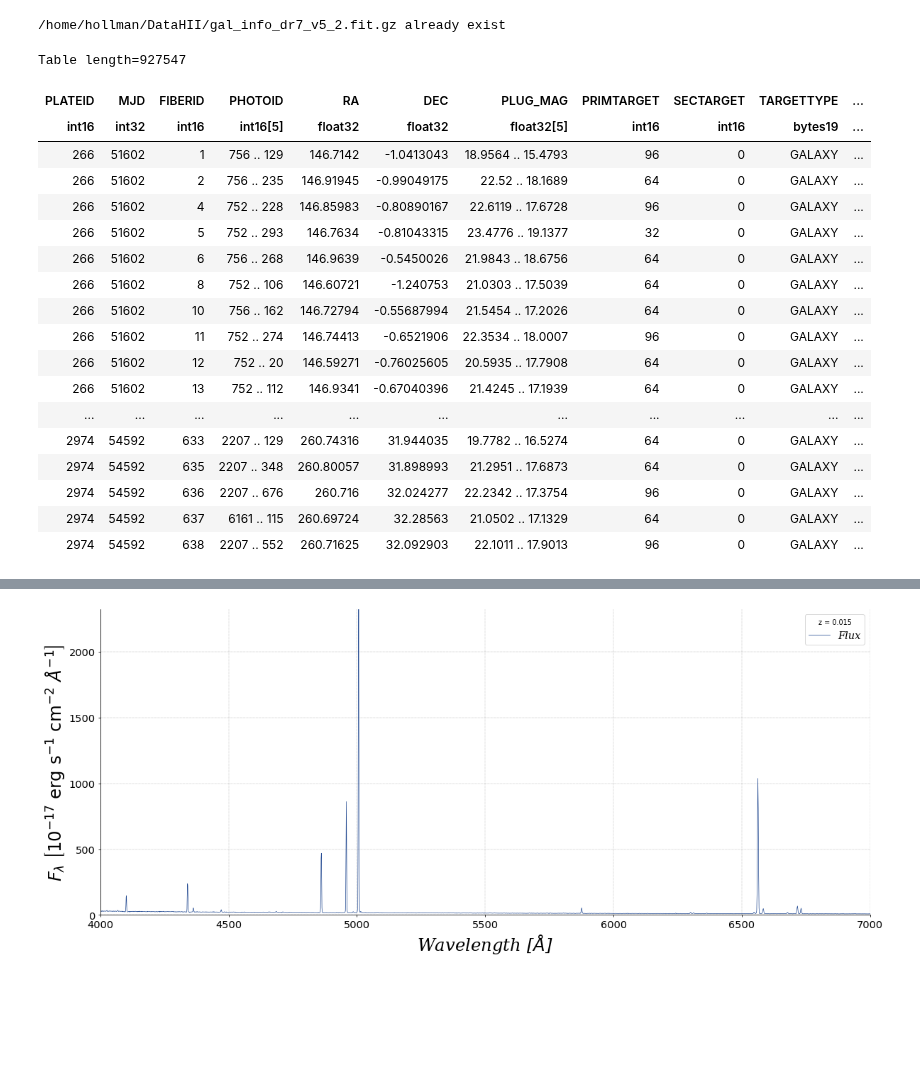
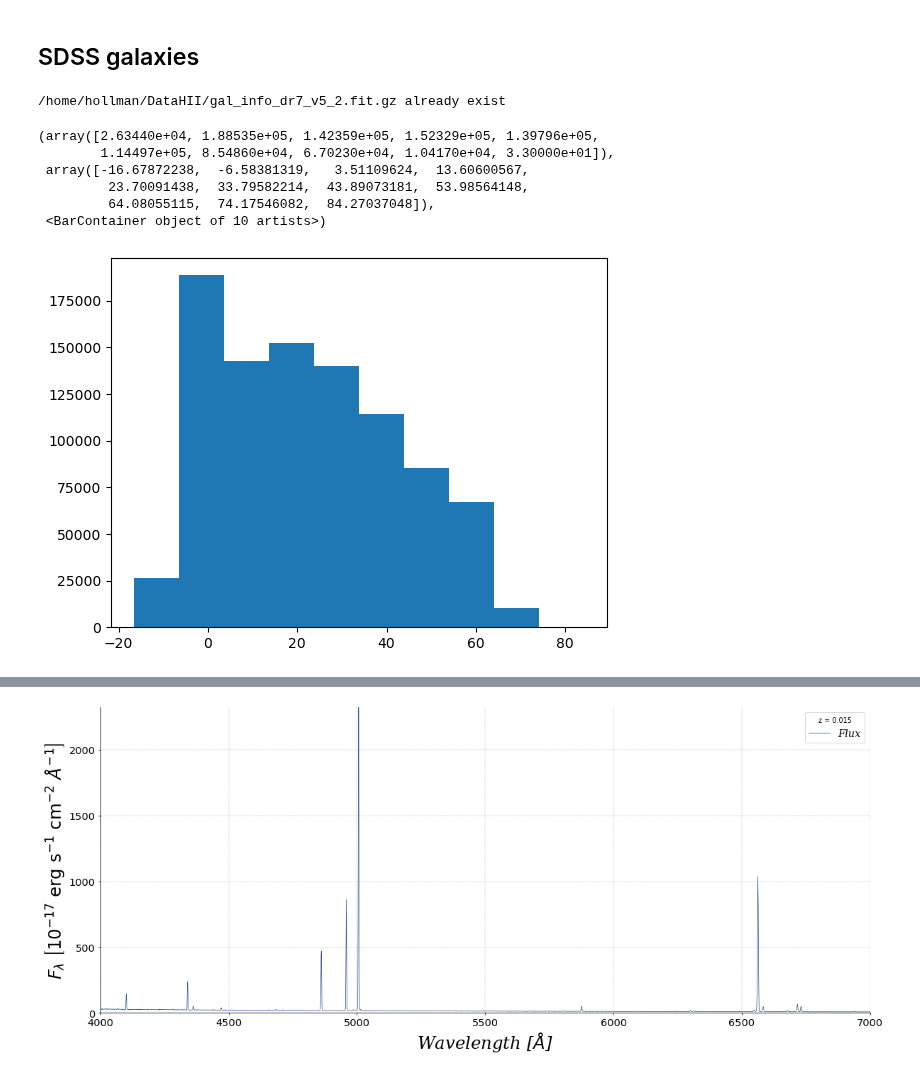
Before and after one commit to hol1m4n/HIIGalaxies, a Jupyter notebook: SPS/Object_Finder.ipynb, the cells around one changed output, grey strips where cells are left out. Saved outputs shown, nothing was run; the diff lists cells and outputs as text; code cells hidden in the pictures; blank space fills up the shorter version.

```diff
--- a/SPS/Object_Finder.ipynb
+++ b/SPS/Object_Finder.ipynb
@@ -21,39 +25,30 @@ from dustmaps.sfd import SFDQuery
+# %% [markdown]
+## SDSS galaxies
 # %%
 home = os.path.expanduser("~") + '/'
 DATA_URL="http://das.sdss.org/spectro/ss_tar_26/"
 file="gal_info_dr7_v5_2.fit.gz"
 local_file = os.path.join(home + "DataHII/",file)
 
 if not os.path.exists(local_file):
         print("downloading DR7 quasar dataset from %s to %s"
               % (DATA_URL+file, local_file ))
         tmp = urllib.request.urlretrieve(DATA_URL+local_file, local_file)
         print ("Downloaded file"+local_file)
 else:
     print("%s already exist"%(local_file))
 
 catalog=Table.read(local_file)
-w=((catalog['RA']!=catalog['DEC']) & (catalog['RA']>0) & ((catalog['DEC']>=-90) | (catalog['DEC']<=90)))
+w=((catalog['RA']!=catalog['DEC']) & (catalog['RA']>0) & ((catalog['DEC']>=-90) | (catalog['DEC']<=90)) & (catalog['Z']>=0) & ( catalog['Z'] != float('nan') ) & ( catalog['DEC'] != float('nan') ) & ( catalog['RA'] != float('nan') ))
 reduced_cat=catalog[w]
-reduced_cat
+#reduced_cat
+plt.hist(reduced_cat['DEC'])
 # %% [output]
 /home/hollman/DataHII/gal_info_dr7_v5_2.fit.gz already exist
-Table length=927547
+(array([2.63440e+04, 1.88535e+05, 1.42359e+05, 1.52329e+05, 1.39796e+05,
+        1.14497e+05, 8.54860e+04, 6.70230e+04, 1.04170e+04, 3.30000e+01]),
+ array([-16.67872238,  -6.58381319,   3.51109624,  13.60600567,
+         23.70091438,  33.79582214,  43.89073181,  53.98564148,
+         64.08055115,  74.17546082,  84.27037048]),
+ <BarContainer object of 10 artists>)
-| PLATEID | MJD | FIBERID | PHOTOID | RA | DEC | PLUG_MAG | PRIMTARGET | SECTARGET | TARGETTYPE | ... |
-| int16 | int32 | int16 | int16[5] | float32 | float32 | float32[5] | int16 | int16 | bytes19 | ... |
-| 266 | 51602 | 1 | 756 .. 129 | 146.7142 | -1.0413043 | 18.9564 .. 15.4793 | 96 | 0 | GALAXY | ... |
-| 266 | 51602 | 2 | 756 .. 235 | 146.91945 | -0.99049175 | 22.52 .. 18.1689 | 64 | 0 | GALAXY | ... |
-| 266 | 51602 | 4 | 752 .. 228 | 146.85983 | -0.80890167 | 22.6119 .. 17.6728 | 96 | 0 | GALAXY | ... |
-| 266 | 51602 | 5 | 752 .. 293 | 146.7634 | -0.81043315 | 23.4776 .. 19.1377 | 32 | 0 | GALAXY | ... |
-| 266 | 51602 | 6 | 756 .. 268 | 146.9639 | -0.5450026 | 21.9843 .. 18.6756 | 64 | 0 | GALAXY | ... |
-| 266 | 51602 | 8 | 752 .. 106 | 146.60721 | -1.240753 | 21.0303 .. 17.5039 | 64 | 0 | GALAXY | ... |
-| 266 | 51602 | 10 | 756 .. 162 | 146.72794 | -0.55687994 | 21.5454 .. 17.2026 | 64 | 0 | GALAXY | ... |
-| 266 | 51602 | 11 | 752 .. 274 | 146.74413 | -0.6521906 | 22.3534 .. 18.0007 | 96 | 0 | GALAXY | ... |
-| 266 | 51602 | 12 | 752 .. 20 | 146.59271 | -0.76025605 | 20.5935 .. 17.7908 | 64 | 0 | GALAXY | ... |
-| 266 | 51602 | 13 | 752 .. 112 | 146.9341 | -0.67040396 | 21.4245 .. 17.1939 | 64 | 0 | GALAXY | ... |
-| ... | ... | ... | ... | ... | ... | ... | ... | ... | ... | ... |
-| 2974 | 54592 | 633 | 2207 .. 129 | 260.74316 | 31.944035 | 19.7782 .. 16.5274 | 64 | 0 | GALAXY | ... |
-| 2974 | 54592 | 635 | 2207 .. 348 | 260.80057 | 31.898993 | 21.2951 .. 17.6873 | 64 | 0 | GALAXY | ... |
-| 2974 | 54592 | 636 | 2207 .. 676 | 260.716 | 32.024277 | 22.2342 .. 17.3754 | 96 | 0 | GALAXY | ... |
-| 2974 | 54592 | 637 | 6161 .. 115 | 260.69724 | 32.28563 | 21.0502 .. 17.1329 | 64 | 0 | GALAXY | ... |
-| 2974 | 54592 | 638 | 2207 .. 552 | 260.71625 | 32.092903 | 22.1011 .. 17.9013 | 96 | 0 | GALAXY | ... |
+[figure, added]
```
Also changed, not shown: parts of 27 cells of this notebook, 8 other files.
